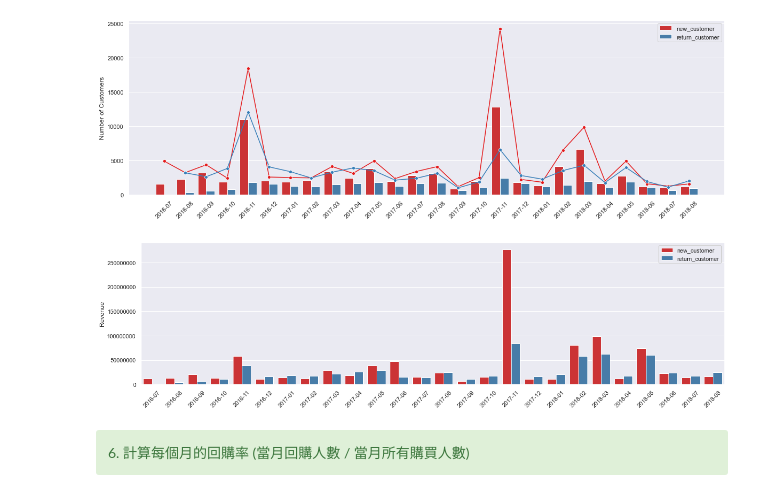
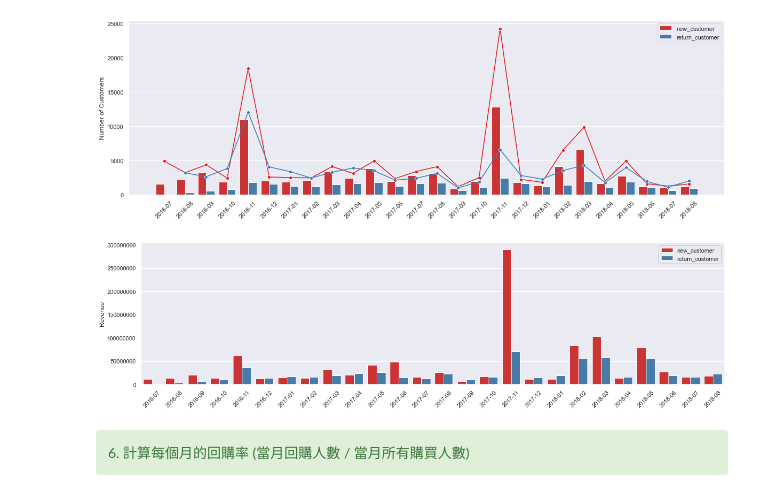
Before and after one commit to LiangYuDer/E-commerce-Analysis, a Jupyter notebook: ec_analysis.ipynb, the cells around one changed output. Drawn from its saved outputs; the diff is of its cells as text; code cells hidden in the pictures.

```diff
--- a/ec_analysis.ipynb
+++ b/ec_analysis.ipynb
@@ -138,4 +138,10 @@ print(f"訂單最晚時間：{dt['created_at_date'].max()}")
 <div class="alert alert-success">
 1. 統計2016/07/01 - 2018/08/28 月營收
 </div>
+# %%
+# 篩選訂單狀態是 completed 的訂單按照年月計算總營收
+# 合併年、月兩欄新增 Year_Month 欄位
+order_completed = dt[dt["status"] == "completed"]
+created_at_y_m = order_completed["Year"].astype(str) + "-" + order_completed["Month"]
+order_completed.insert(0,"Year_Month",created_at_y_m)
 # %%
@@ -397,16 +394,16 @@ plt.legend();
 # %%
 #每月新舊客消費金額
 fig, ax = plt.subplots(figsize=(20, 5))
 sns.set(style="darkgrid",palette="Set1")
-sns.barplot(data=new_return_T, x="Year_Month", y="sum", hue = "new_return")
+sns.barplot(data=new_return_T, x="Year_Month", y="grand_total", hue = "new_return")
 #sns.barplot(data=dt_temR, x="Year_Month", y="grand_total")
 ax.set_xlabel("")
 ax.set_ylabel("Revenue")
 ax.yaxis.get_major_formatter().set_scientific(False)
 ax.xaxis.set_tick_params(rotation=45)
 plt.legend();
 # %% [output]
-[figure, old version]
+[figure, new version]
 # %% [markdown]
 <div class="alert alert-success">
 6. 計算每個月的回購率
```
Also changed, not shown: parts of 3 cells of this notebook.
